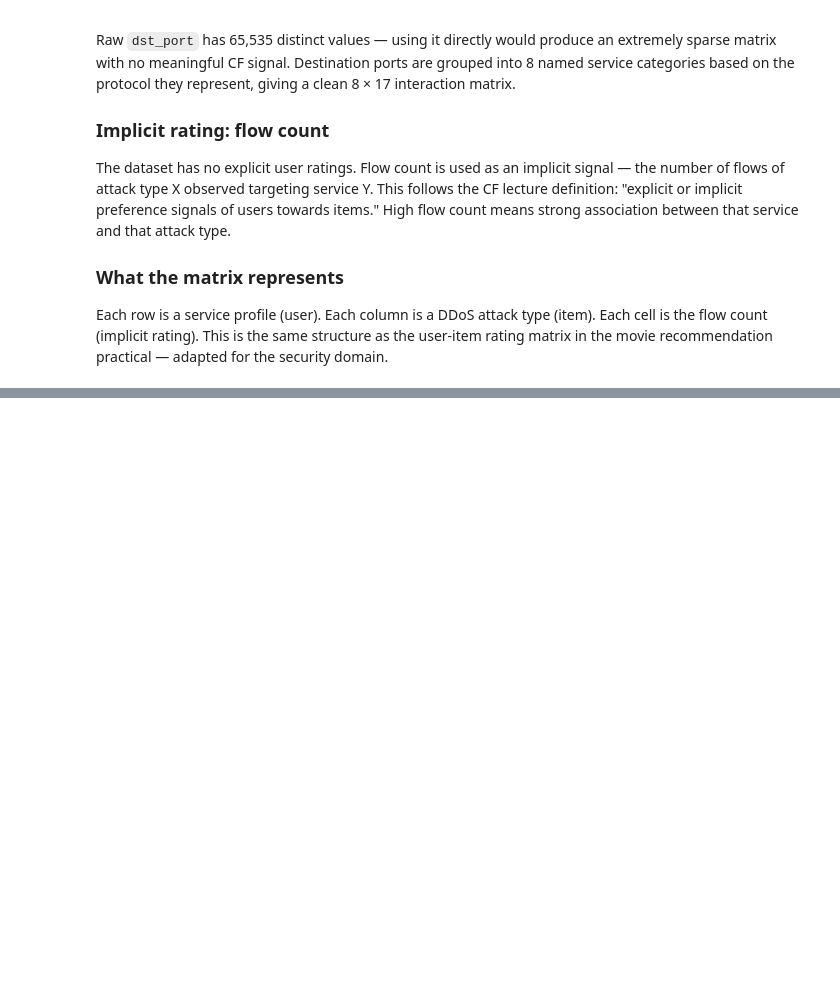
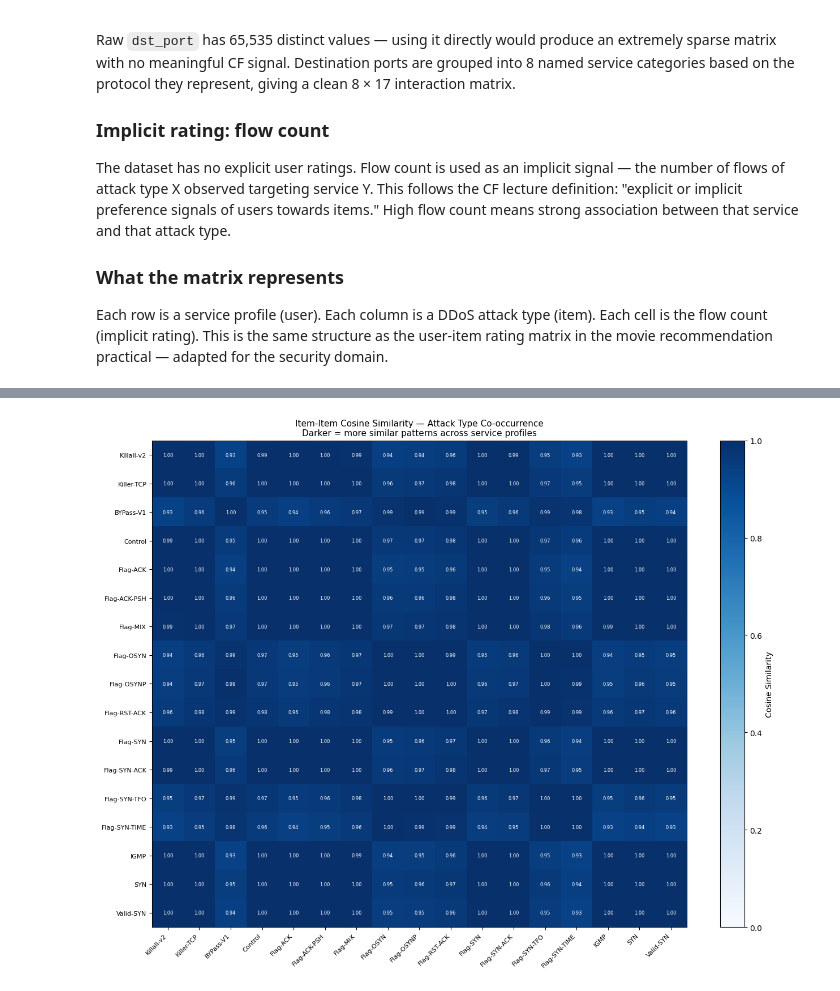
Before and after one commit to ITToday/ddos-bigdata-project, a Jupyter notebook: notebooks/part_b_recommendation.ipynb, the cells around one changed output, grey strips where cells are left out. Drawn from its saved outputs; the diff is of its cells as text; code cells hidden in the pictures; blank space fills up the shorter version.

Commit message:
Part B: Section 3 — Item-KNN CF complete, similarity matrix computed

```diff
--- a/notebooks/part_b_recommendation.ipynb
+++ b/notebooks/part_b_recommendation.ipynb
@@ -301,0 +336,86 @@ print(f"  Sparsity                  : {sparsity:.1f}%")
+# %%
+# --- Step 1: Collect and pivot the interaction matrix ---
+# Rows = attack types, Columns = service profiles
+# Values = flow count (implicit rating)
+# .toPandas() called only on the small 136-row aggregated result
+matrix_pd = interaction_matrix.toPandas().pivot(
+    index="activity",
+    columns="service_category",
+    values="flow_count"
+).fillna(0)
+
+print("=== Interaction Matrix (pivoted) ===")
+print(f"Shape: {matrix_pd.shape[0]} attack types × {matrix_pd.shape[1]} services")
+print(matrix_pd.to_string())
+
+# --- Step 2: Compute cosine similarity ---
+def cosine_similarity_matrix(df):
+    """
+    Computes pairwise cosine similarity between all rows.
+    Each row is an attack type vector across service profiles.
+    Formula: sim(x,y) = dot(x,y) / (||x|| × ||y||)
+    Same as word similarity practical — different input vectors.
+    """
+    vectors    = df.values.astype(float)
+    norms      = np.linalg.norm(vectors, axis=1, keepdims=True)
+    norms[norms == 0] = 1  # avoid division by zero
+    normalised = vectors / norms
+    return np.dot(normalised, normalised.T)
+
+sim_matrix = cosine_similarity_matrix(matrix_pd)
+sim_df = pd.DataFrame(
+    sim_matrix,
+    index=matrix_pd.index,
+    columns=matrix_pd.index
+)
+
+print("\n=== Item-Item Cosine Similarity Matrix ===")
+print(sim_df.round(4).to_string())
+
+# --- Step 3: Top-K similar attack types per query ---
+K = 3
+print(f"\n=== Top-{K} Similar Attack Types (Item-KNN) ===")
+item_knn_results = {}
+
+for attack_type in sim_df.index:
+    similarities = sim_df[attack_type].drop(attack_type)
+    top_k = similarities.nlargest(K)
+    item_knn_results[attack_type] = top_k
+    print(f"\n{attack_type}:")
+    for similar, score in top_k.items():
+        print(f"  → {similar:<48} sim: {score:.4f}")
+
+# --- Step 4: Visualise similarity matrix ---
+import matplotlib.pyplot as plt
+
+fig, ax = plt.subplots(figsize=(13, 10))
+im = ax.imshow(sim_matrix, cmap='Blues', aspect='auto', vmin=0, vmax=1)
+
+labels = [a.replace('Attack-TCP-','').replace('Attack-','')
+          for a in sim_df.index]
+ax.set_xticks(range(len(labels)))
+ax.set_xticklabels(labels, rotation=45, ha='right', fontsize=8)
+ax.set_yticks(range(len(labels)))
+ax.set_yticklabels(labels, fontsize=8)
+
+for i in range(len(labels)):
+    for j in range(len(labels)):
+        val = sim_matrix[i, j]
+        color = 'white' if val > 0.6 else 'black'
+        ax.text(j, i, f'{val:.2f}', ha='center', va='center',
+                fontsize=6, color=color)
+
+ax.set_title(
+    'Item-Item Cosine Similarity — Attack Type Co-occurrence\n'
+    'Darker = more similar patterns across service profiles',
+    fontsize=11
+)
+plt.colorbar(im, ax=ax, label='Cosine Similarity')
+plt.tight_layout()
+
+os.makedirs('../outputs', exist_ok=True)
+plt.savefig('../outputs/item_knn_similarity.png',
+            dpi=150, bbox_inches='tight')
+plt.show()
+print("Saved: ../outputs/item_knn_similarity.png")
+# %% [output]
@@ -301,0 +439 @@ print(f"  Sparsity                  : {sparsity:.1f}%")
+[figure, added]
```
Also changed, not shown: parts of 5 cells of this notebook, 1 other file.
